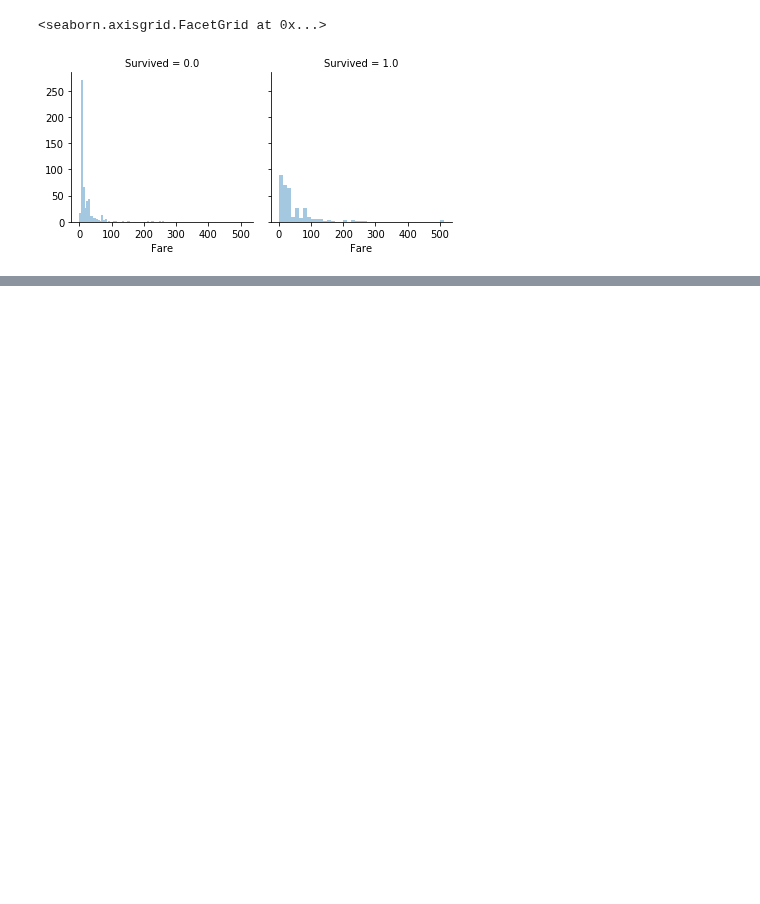
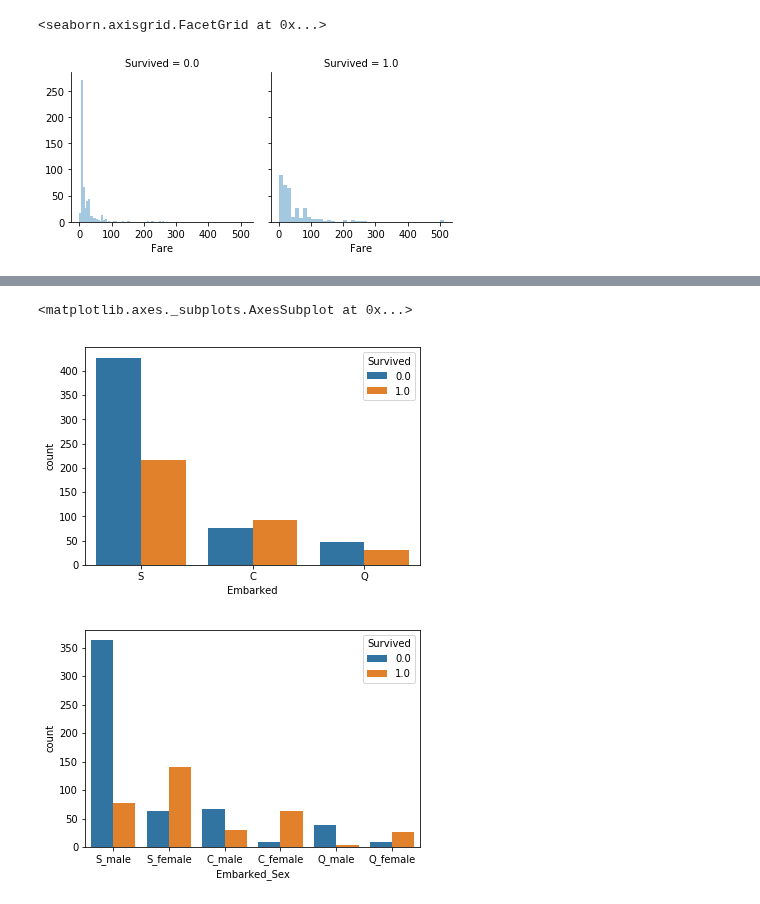
Before and after one commit to Leolewis5/Machine_Learning, a Jupyter notebook: Kaggle/Titanic_Keras.ipynb, the cells around one changed output, grey strips where cells are left out. Cells and saved outputs as stored; diff of their text form; code cells hidden in the pictures; blank space fills up the shorter version.

```diff
--- a/Kaggle/Titanic_Keras.ipynb
+++ b/Kaggle/Titanic_Keras.ipynb
@@ -174,0 +195,10 @@ sns.countplot(data['Embarked'],hue=data['Survived'])
+# %%
+sns.countplot(data['Embarked'],hue=data['Survived'])
+
+data['Embarked_Sex'] = data['Embarked']+'_'+data['Sex']
+plt.figure()
+sns.countplot(data['Embarked_Sex'],hue=data['Survived'], order=['S_male','S_female','C_male','C_female','Q_male','Q_female'])
+# %% [output]
+<matplotlib.axes._subplots.AxesSubplot at 0x...>
+[figure, added]
+[figure, added]
```
Also changed, not shown: parts of 13 cells of this notebook.
